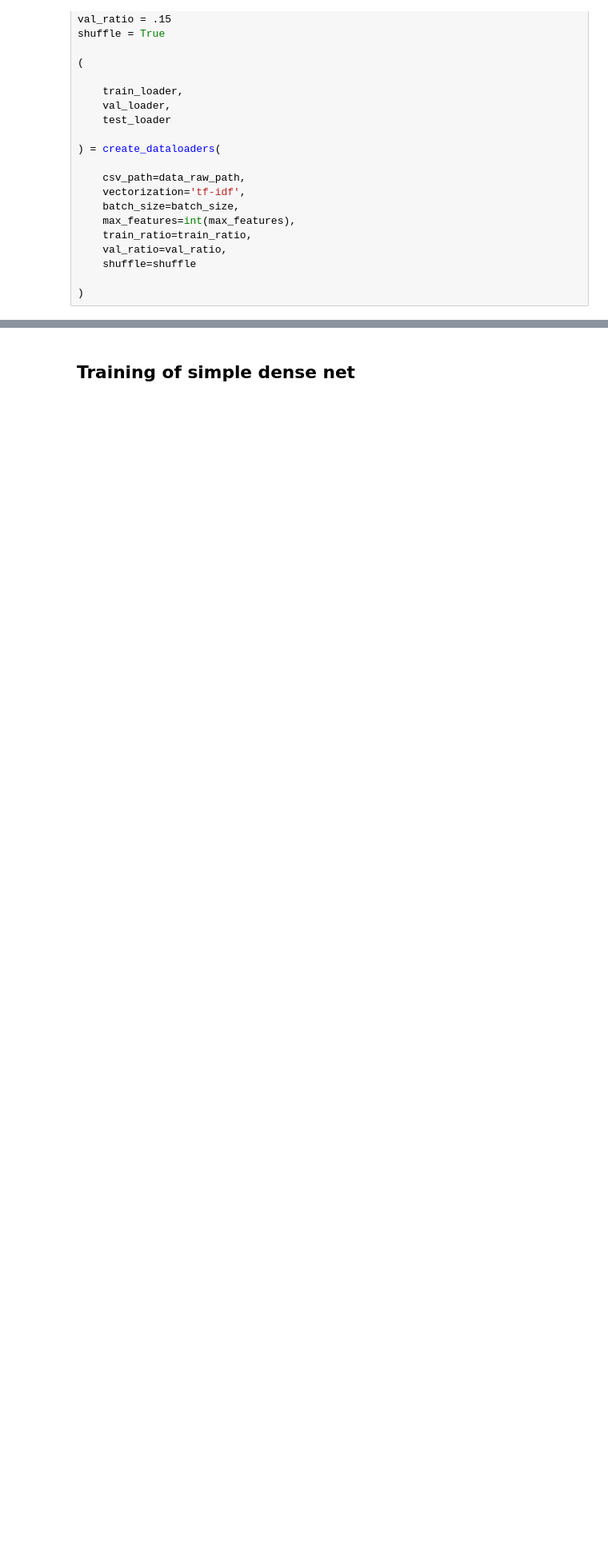
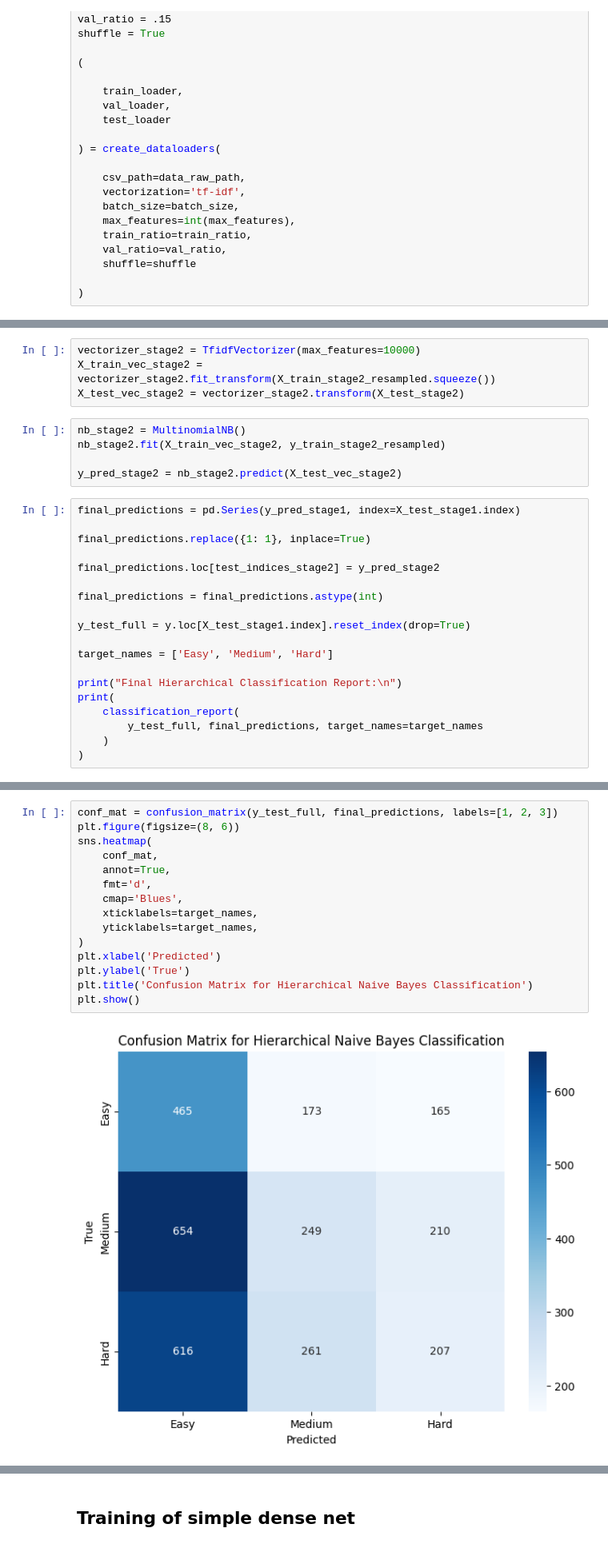
Before and after one commit to LeweLotki/sudoku_classifier, a Jupyter notebook: notebooks/training.ipynb, the cells around one changed output, grey strips where cells are left out. Shown at 80% size. Saved outputs shown, nothing was run; the diff lists cells and outputs as text; blank space fills up the shorter version.

```diff
--- a/notebooks/training.ipynb
+++ b/notebooks/training.ipynb
@@ -46,0 +266,28 @@ shuffle = True
+# %%
+vectorizer_stage2 = TfidfVectorizer(max_features=10000)
+X_train_vec_stage2 = vectorizer_stage2.fit_transform(X_train_stage2_resampled.squeeze())
+X_test_vec_stage2 = vectorizer_stage2.transform(X_test_stage2)
+# %%
+nb_stage2 = MultinomialNB()
+nb_stage2.fit(X_train_vec_stage2, y_train_stage2_resampled)
+
+y_pred_stage2 = nb_stage2.predict(X_test_vec_stage2)
+# %%
+final_predictions = pd.Series(y_pred_stage1, index=X_test_stage1.index)
+
+final_predictions.replace({1: 1}, inplace=True)
+
+final_predictions.loc[test_indices_stage2] = y_pred_stage2
+
+final_predictions = final_predictions.astype(int)
+
+y_test_full = y.loc[X_test_stage1.index].reset_index(drop=True)
+
+target_names = ['Easy', 'Medium', 'Hard']
+
+print("Final Hierarchical Classification Report:\n")
+print(
+    classification_report(
+        y_test_full, final_predictions, target_names=target_names
+    )
+)
@@ -46,0 +306,17 @@ shuffle = True
+# %%
+conf_mat = confusion_matrix(y_test_full, final_predictions, labels=[1, 2, 3])
+plt.figure(figsize=(8, 6))
+sns.heatmap(
+    conf_mat,
+    annot=True,
+    fmt='d',
+    cmap='Blues',
+    xticklabels=target_names,
+    yticklabels=target_names,
+)
+plt.xlabel('Predicted')
+plt.ylabel('True')
+plt.title('Confusion Matrix for Hierarchical Naive Bayes Classification')
+plt.show()
+# %% [output]
+[figure, added]
```
Also changed, not shown: parts of 62 cells of this notebook, 5 other files.
